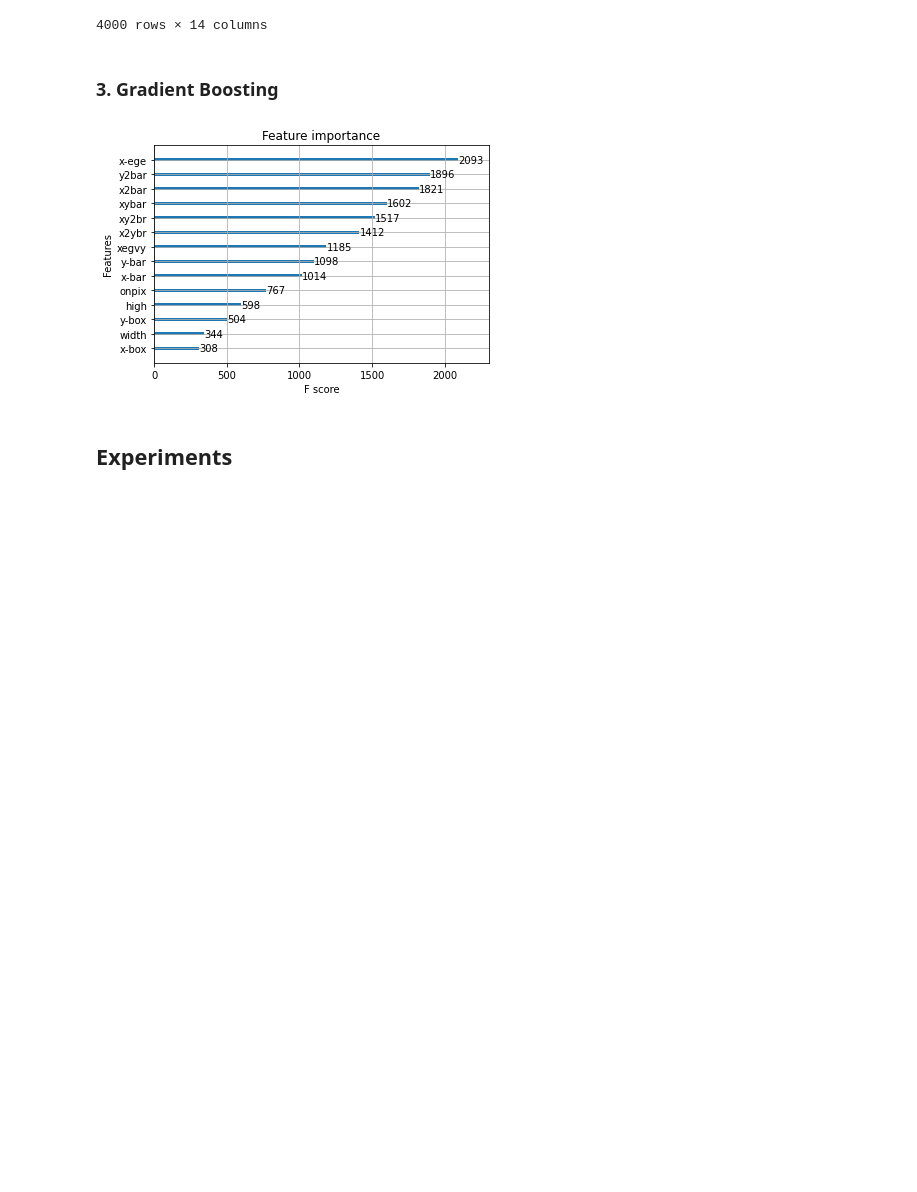
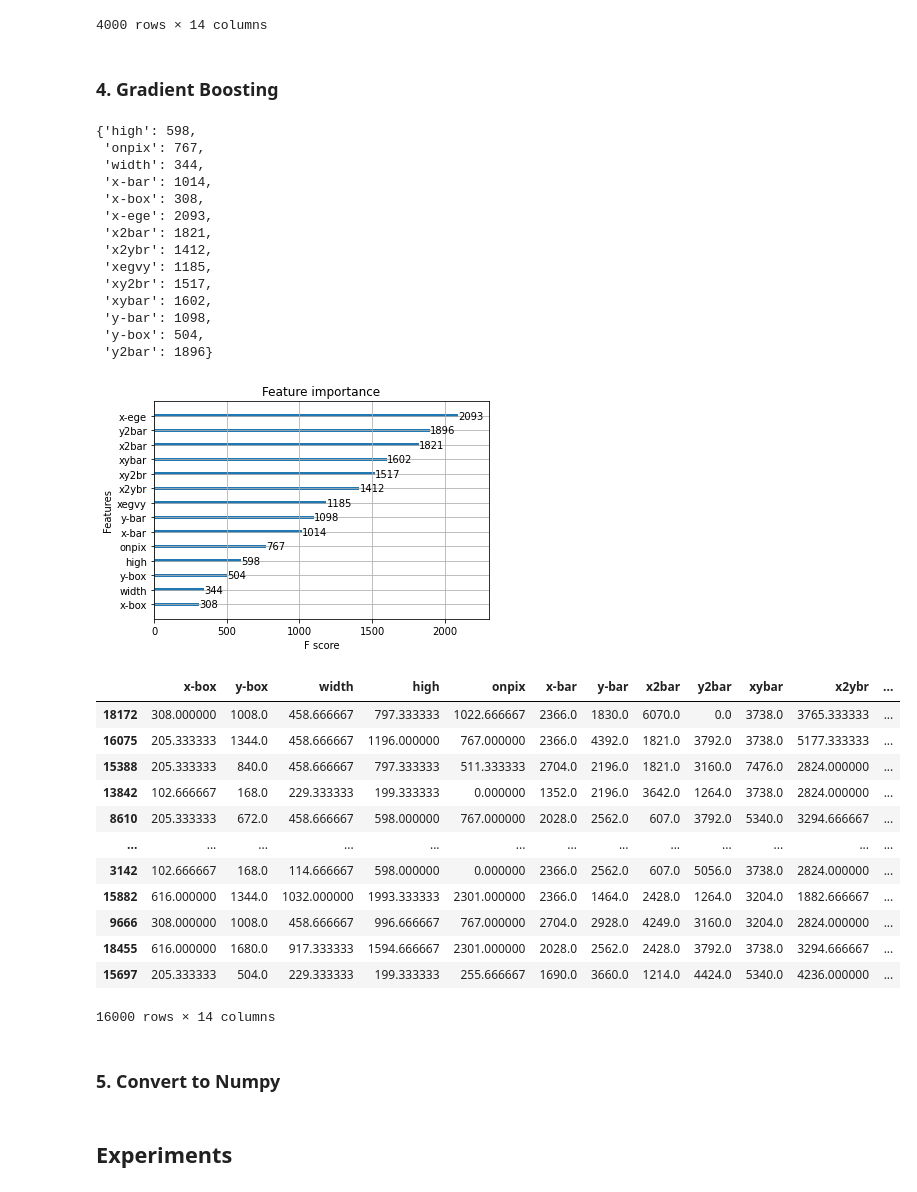
Before and after one commit to chrismartel/COMP551, a Jupyter notebook: projects/p1/letter_recognition.ipynb, the cells around one changed output. Saved outputs shown, nothing was run; the diff lists cells and outputs as text; code cells hidden in the pictures; blank space fills up the shorter version.

```diff
--- a/projects/p1/letter_recognition.ipynb
+++ b/projects/p1/letter_recognition.ipynb
@@ -109,17 +109,56 @@ display(x_test_df)
 | 1318 | 0.133333 | 0.266667 | 0.200000 | 0.214286 | 0.133333 | 0.400000 | 0.466667 | 0.333333 | 0.266667 | 0.600000 | 0.466667 | ... |
 4000 rows × 14 columns
 # %% [markdown]
-### 3. Gradient Boosting
+### 4. Gradient Boosting
 # %%
 from numpy import loadtxt
 from xgboost import XGBClassifier
 from xgboost import plot_importance
 
 # fit model no training data
 model = XGBClassifier()
-model.fit(x_train_df, y_train_df)
+best_score_tmp = model.fit(x_train_df, y_train_df)
+
+display(best_score_tmp.get_booster().get_fscore())
+tmp = best_score_tmp.get_booster().get_fscore()
+
 # plot feature importance
-plot_importance(model)
+best_score = plot_importance(model)
 plt.show()
+
+for key,value in tmp.items():
+  x_train_df[key]=x_train_df[key] * 5*value
+  x_test_df[key]=x_test_df[key] * 5*value
+
+display(x_train_df)
 # %% [output]
+{'high': 598,
+ 'onpix': 767,
+ 'width': 344,
+ 'x-bar': 1014,
+ 'x-box': 308,
+ 'x-ege': 2093,
+ 'x2bar': 1821,
+ 'x2ybr': 1412,
+ 'xegvy': 1185,
+ 'xy2br': 1517,
+ 'xybar': 1602,
+ 'y-bar': 1098,
+ 'y-box': 504,
+ 'y2bar': 1896}
 [figure]
+|  | x-box | y-box | width | high | onpix | x-bar | y-bar | x2bar | y2bar | xybar | x2ybr | ... |
+| 18172 | 308.000000 | 1008.0 | 458.666667 | 797.333333 | 1022.666667 | 2366.0 | 1830.0 | 6070.0 | 0.0 | 3738.0 | 3765.333333 | ... |
+| 16075 | 205.333333 | 1344.0 | 458.666667 | 1196.000000 | 767.000000 | 2366.0 | 4392.0 | 1821.0 | 3792.0 | 3738.0 | 5177.333333 | ... |
+| 15388 | 205.333333 | 840.0 | 458.666667 | 797.333333 | 511.333333 | 2704.0 | 2196.0 | 1821.0 | 3160.0 | 7476.0 | 2824.000000 | ... |
+| 13842 | 102.666667 | 168.0 | 229.333333 | 199.333333 | 0.000000 | 1352.0 | 2196.0 | 3642.0 | 1264.0 | 3738.0 | 2824.000000 | ... |
+| 8610 | 205.333333 | 672.0 | 458.666667 | 598.000000 | 767.000000 | 2028.0 | 2562.0 | 607.0 | 3792.0 | 5340.0 | 3294.666667 | ... |
+| ... | ... | ... | ... | ... | ... | ... | ... | ... | ... | ... | ... | ... |
+| 3142 | 102.666667 | 168.0 | 114.666667 | 598.000000 | 0.000000 | 2366.0 | 2562.0 | 607.0 | 5056.0 | 3738.0 | 2824.000000 | ... |
+| 15882 | 616.000000 | 1344.0 | 1032.000000 | 1993.333333 | 2301.000000 | 2366.0 | 1464.0 | 2428.0 | 1264.0 | 3204.0 | 1882.666667 | ... |
+| 9666 | 308.000000 | 1008.0 | 458.666667 | 996.666667 | 767.000000 | 2704.0 | 2928.0 | 4249.0 | 3160.0 | 3204.0 | 2824.000000 | ... |
+| 18455 | 616.000000 | 1680.0 | 917.333333 | 1594.666667 | 2301.000000 | 2028.0 | 2562.0 | 2428.0 | 3792.0 | 3738.0 | 3294.666667 | ... |
+| 15697 | 205.333333 | 504.0 | 229.333333 | 199.333333 | 255.666667 | 1690.0 | 3660.0 | 1214.0 | 4424.0 | 5340.0 | 4236.000000 | ... |
+16000 rows × 14 columns
+# %% [markdown]
+### 5. Convert to Numpy
```
Also changed, not shown: parts of 13 cells of this notebook.
